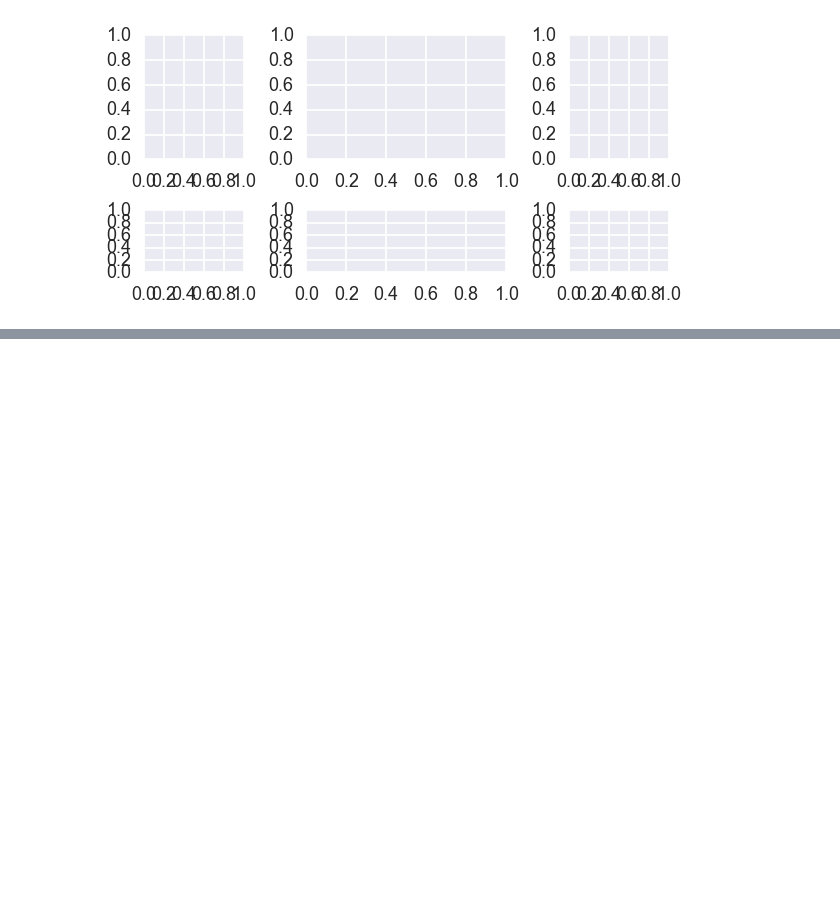
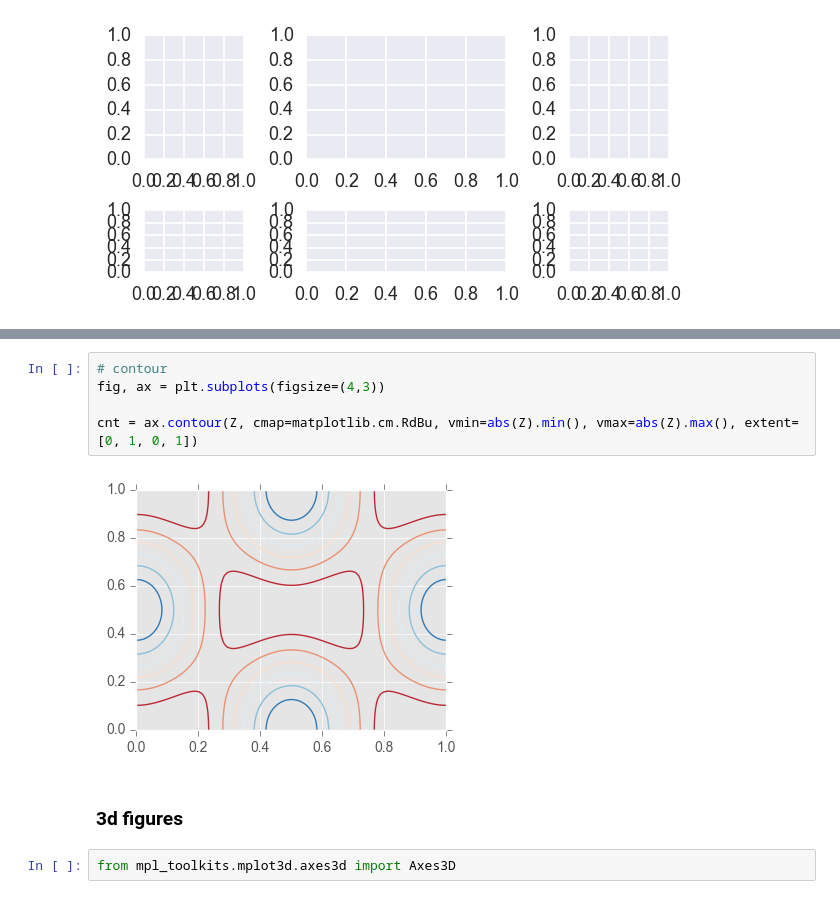
Before and after one commit to kcbighuge/misc-python, a Jupyter notebook: plotting-examples-seaborn-pandas.ipynb, the cells around one changed output, grey strips where cells are left out. Saved outputs shown, nothing was run; the diff lists cells and outputs as text; blank space fills up the shorter version.

```diff
--- a/plotting-examples-seaborn-pandas.ipynb
+++ b/plotting-examples-seaborn-pandas.ipynb
@@ -613,0 +684,11 @@ fig.tight_layout()
+# %%
+# contour
+fig, ax = plt.subplots(figsize=(4,3))
+
+cnt = ax.contour(Z, cmap=matplotlib.cm.RdBu, vmin=abs(Z).min(), vmax=abs(Z).max(), extent=[0, 1, 0, 1])
+# %% [output]
+[figure, added]
+# %% [markdown]
+### 3d figures
+# %%
+from mpl_toolkits.mplot3d.axes3d import Axes3D
```
Also changed, not shown: parts of 36 cells of this notebook.
